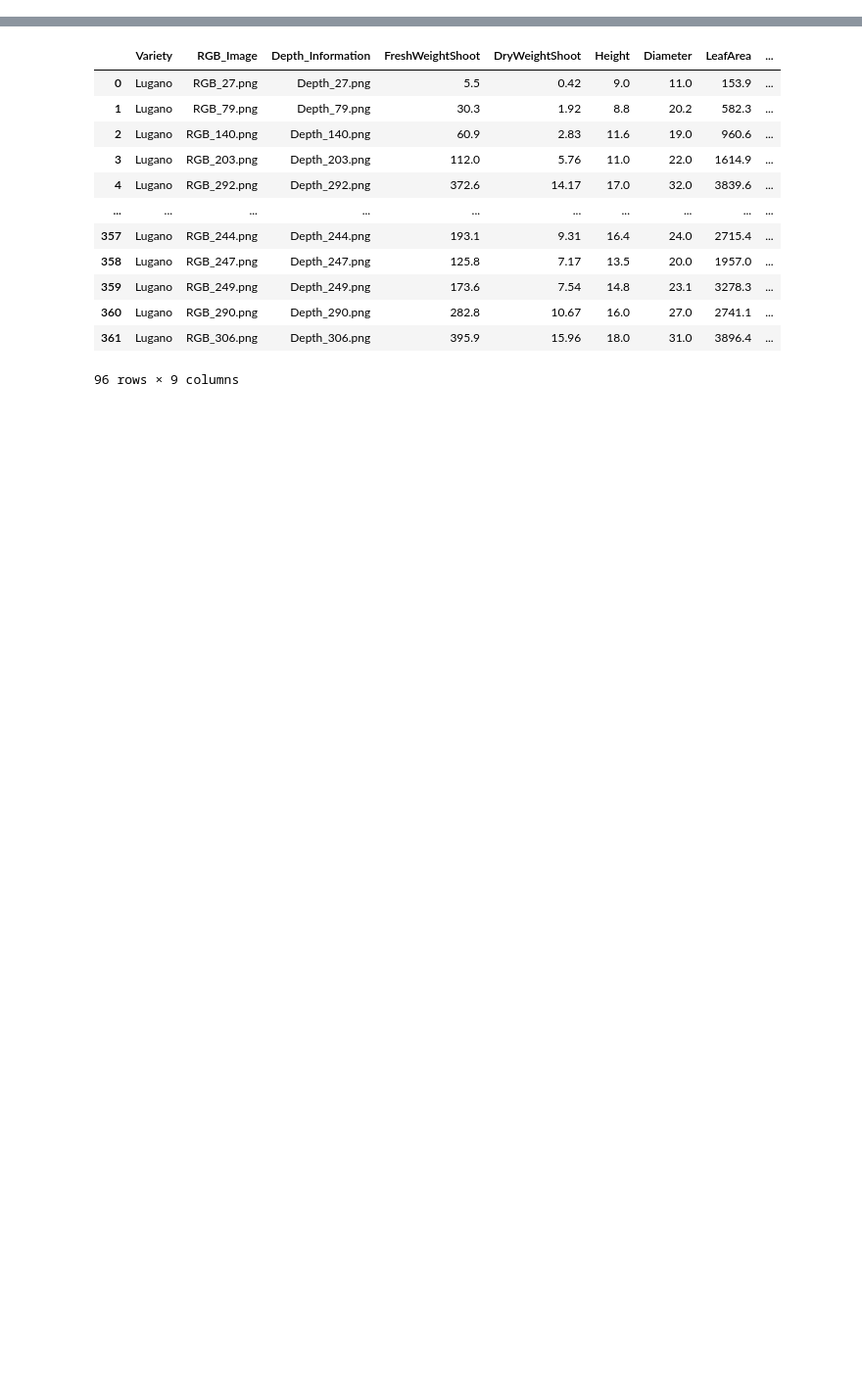
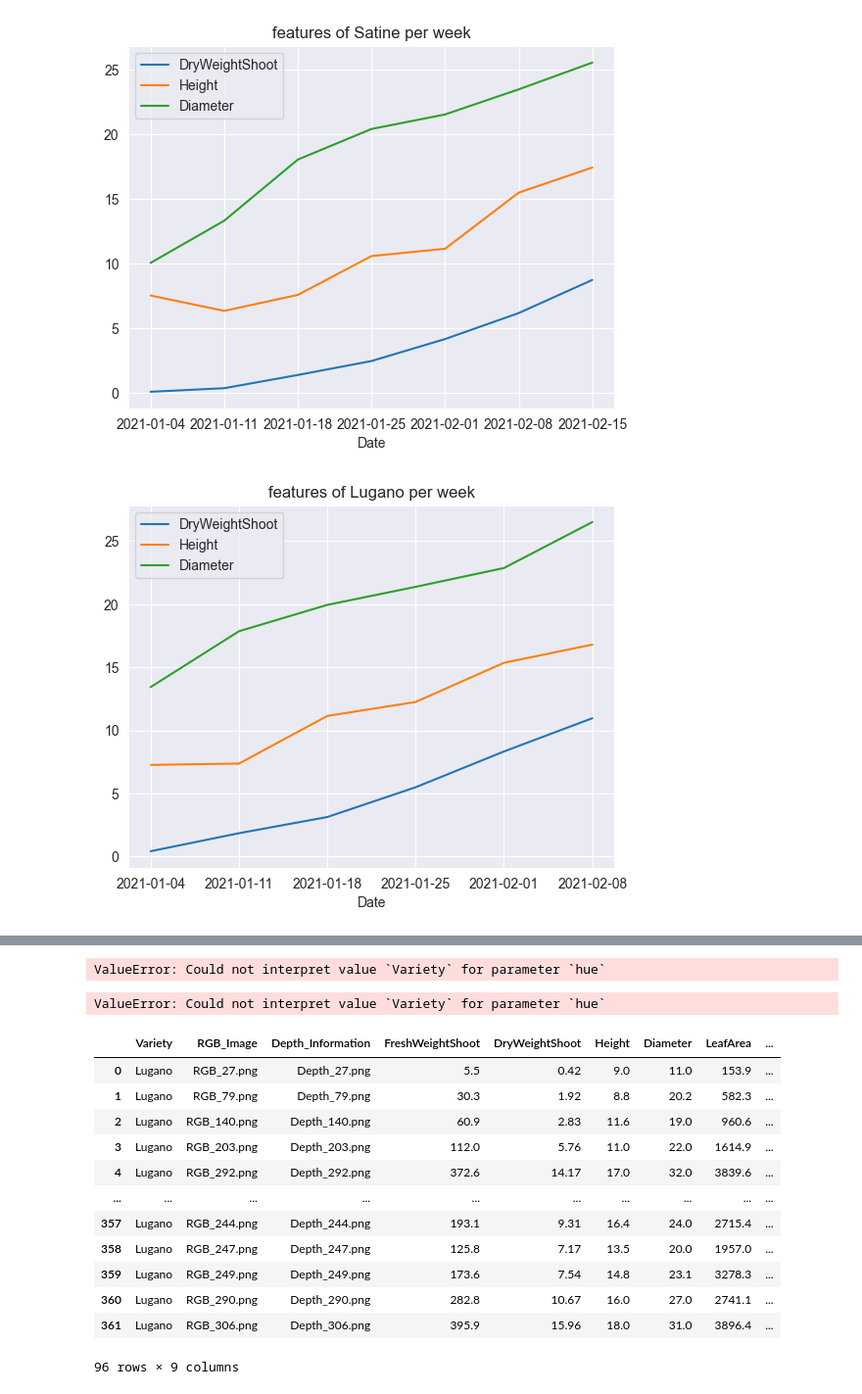
Before and after one commit to Niekwijs/lettuce-growth-models, a Jupyter notebook: Lugano-analysis.ipynb, the cells around one changed output, grey strips where cells are left out. Shown at 98% size. Drawn from its saved outputs; the diff is of its cells as text; code cells hidden in the pictures; blank space fills up the shorter version.

```diff
--- a/Lugano-analysis.ipynb
+++ b/Lugano-analysis.ipynb
@@ -25,0 +104,13 @@ df.head()
+# %%
+# excluding leafarea and FreshWeightshoot because scale of leaf area is much bigger
+
+def lineplot_mean_features(variety=["Satine"]):
+    for item in variety:
+        df2 = df[[ "DryWeightShoot", "Height", "Diameter", "Date", "Variety"]].loc[df["Variety"] == item]
+        df2.groupby("Date").mean().plot(kind="line", title=f"features of {item} per week")
+
+
+lineplot_mean_features(["Satine", "Lugano", "Salanova", "Aphylion"])
+# %% [output]
+[figure, added]
+[figure, added]
@@ -25,0 +119,15 @@ df.head()
+# %%
+def lineplot_mean_feature(feature="LeafArea"):
+    df2 = df[[feature, "Date", "Variety" ]].groupby("Variety" ,"Date")
+    sns.lineplot(data=df2, x="Date", y=feature, hue="Variety")
+
+
+df = get_bbch_per_week(species, groupby)
+fig, ax = plt.subplots(squeeze=True,figsize=(16,10))
+sns.lineplot(data=df, x='weekmoment', y='BBCH', hue=hue,linewidth=1, palette="Paired", legend=True).set(title=species)
+plt.show()
+
+lineplot_mean_feature()
+# %% [output]
+ValueError: Could not interpret value `Variety` for parameter `hue`
+ValueError: Could not interpret value `Variety` for parameter `hue`
```
Also changed, not shown: parts of 23 cells of this notebook.
